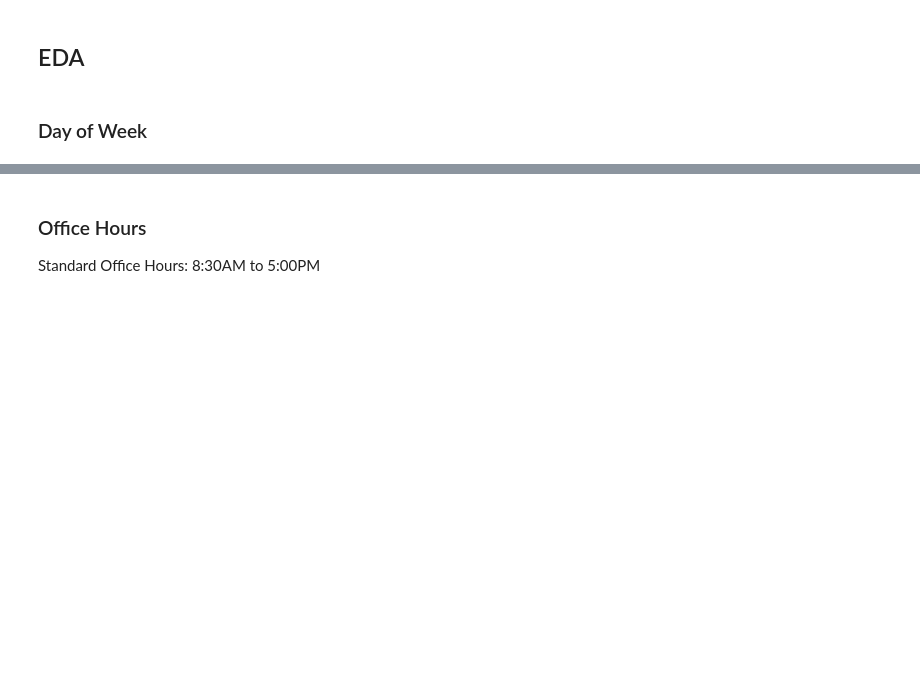
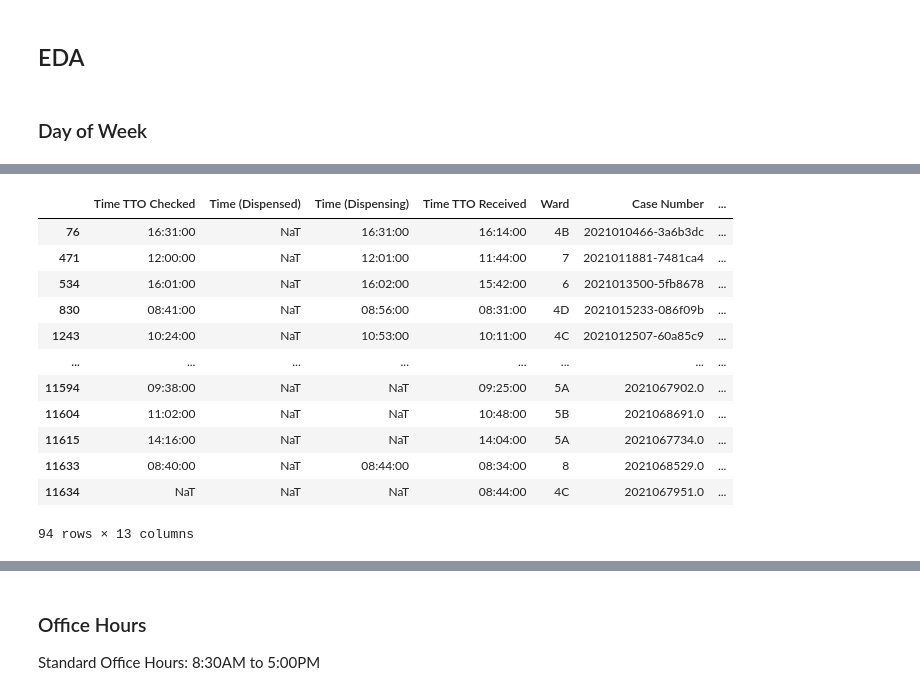
Before and after one commit to RoystonCXW/IS447---Smart-Healthcare, a Jupyter notebook: IS447/System/Data/Pharmacy Dept/Data Cleaning/MEH_Cleaning.ipynb, the cells around one changed output, grey strips where cells are left out. Drawn from its saved outputs; the diff is of its cells as text; code cells hidden in the pictures; blank space fills up the shorter version.

```diff
--- a/IS447/System/Data/Pharmacy Dept/Data Cleaning/MEH_Cleaning.ipynb
+++ b/IS447/System/Data/Pharmacy Dept/Data Cleaning/MEH_Cleaning.ipynb
@@ -522,0 +559,16 @@ dfinal_csv.head()
+# %%
+dfinal_csv[dfinal_csv['Time TTO Dispensed'].isnull()]
+# %% [output]
+|  | Time TTO Checked | Time (Dispensed) | Time (Dispensing) | Time TTO Received | Ward | Case Number | ... |
+| 76 | 16:31:00 | NaT | 16:31:00 | 16:14:00 | 4B | 2021010466-3a6b3dc | ... |
+| 471 | 12:00:00 | NaT | 12:01:00 | 11:44:00 | 7 | 2021011881-7481ca4 | ... |
+| 534 | 16:01:00 | NaT | 16:02:00 | 15:42:00 | 6 | 2021013500-5fb8678 | ... |
+| 830 | 08:41:00 | NaT | 08:56:00 | 08:31:00 | 4D | 2021015233-086f09b | ... |
+| 1243 | 10:24:00 | NaT | 10:53:00 | 10:11:00 | 4C | 2021012507-60a85c9 | ... |
+| ... | ... | ... | ... | ... | ... | ... | ... |
+| 11594 | 09:38:00 | NaT | NaT | 09:25:00 | 5A | 2021067902.0 | ... |
+| 11604 | 11:02:00 | NaT | NaT | 10:48:00 | 5B | 2021068691.0 | ... |
+| 11615 | 14:16:00 | NaT | NaT | 14:04:00 | 5A | 2021067734.0 | ... |
+| 11633 | 08:40:00 | NaT | 08:44:00 | 08:34:00 | 8 | 2021068529.0 | ... |
+| 11634 | NaT | NaT | NaT | 08:44:00 | 4C | 2021067951.0 | ... |
+94 rows × 13 columns
```
Also changed, not shown: parts of 13 cells of this notebook, 1 other file.
